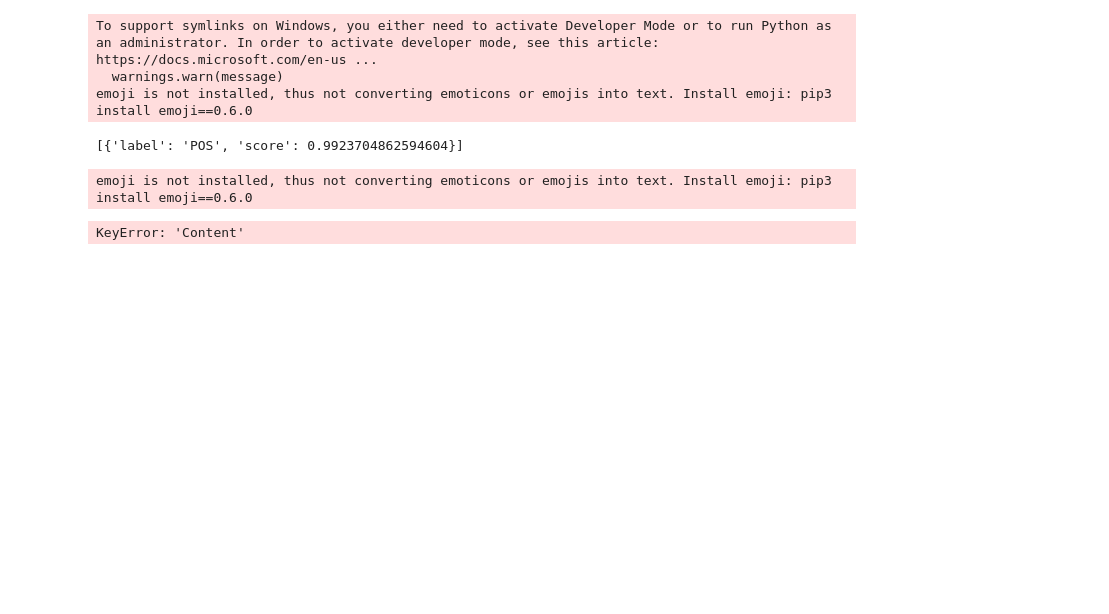
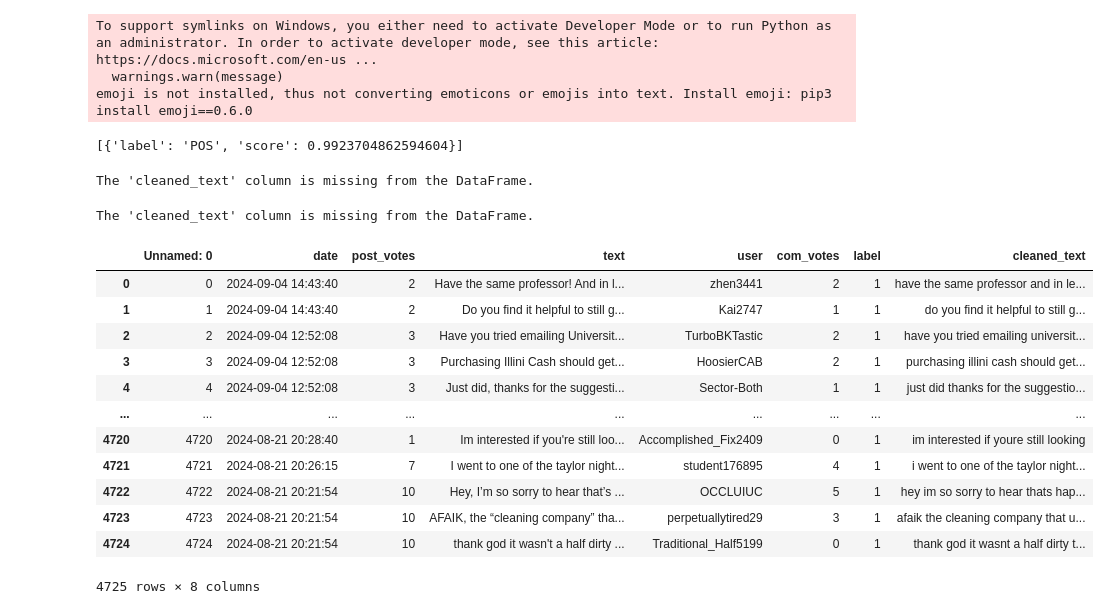
Before and after one commit to MattV15/project3-embeddings, a Jupyter notebook: Project 3 MVD.ipynb, the cells around one changed output. Drawn from its saved outputs; the diff is of its cells as text; code cells hidden in the pictures; blank space fills up the shorter version.

```diff
--- a/Project 3 MVD.ipynb
+++ b/Project 3 MVD.ipynb
@@ -370,11 +370,3 @@ pipe("I love this class")
 import pandas as pd
 # %%
 uiuc=pd.read_csv("uiuc.csv").head(100)
-# %%
-sentiment_model = pipeline(model="finiteautomata/bertweet-base-sentiment-analysis")
-# %% [output]
-emoji is not installed, thus not converting emoticons or emojis into text. Install emoji: pip3 install emoji==0.6.0
-# %%
-sentiment_model(uiuc["Content"][0])
-# %% [output]
-KeyError: 'Content'
@@ -380,0 +375,72 @@ KeyError: 'Content'
+# %%
+import pandas as pd
+from transformers import pipeline
+from collections import Counter
+
+# Load your UIUC DataFrame
+uiuc = pd.read_csv('uiuc.csv')  # Update the path to your CSV file
+
+# Check if the 'cleaned_text' column exists and has no missing values
+if 'cleaned_text' in uiuc.columns:
+    uiuc = uiuc.dropna(subset=['cleaned_text'])  # Drop rows with missing cleaned text
+
+    # Initialize the sentiment analysis pipeline
+    sentiment_pipe = pipeline("text-classification", model="finiteautomata/bertweet-base-sentiment-analysis")
+
+    # Predict sentiment for all posts based on cleaned text
+    uiuc['predicted_sentiment'] = uiuc['cleaned_text'].apply(lambda x: sentiment_pipe(x)[0]['label'])
+
+    # Count the occurrences of each sentiment label
+    sentiment_counts = Counter(uiuc['predicted_sentiment'])
+
+    # Report the most common sentiment label
+    most_common_sentiment = sentiment_counts.most_common(1)
+    print(f"The most common sentiment label is: {most_common_sentiment[0][0]} with {most_common_sentiment[0][1]} occurrences.")
+else:
+    print("The 'cleaned_text' column is missing from the DataFrame.")
+# %% [output]
+The 'cleaned_text' column is missing from the DataFrame.
+# %%
+import pandas as pd
+from transformers import pipeline
+from collections import Counter
+
+# Load your UIUC DataFrame
+uiuc = pd.read_csv('uiuc.csv')  # Update the path to your CSV file
+
+# Check if the 'cleaned_text' column exists and has no missing values
+if 'cleaned_text' in uiuc.columns:
+    uiuc = uiuc.dropna(subset=['cleaned_text'])  # Drop rows with missing cleaned text
+
+    # Initialize the sentiment analysis pipeline
+    sentiment_pipe = pipeline("text-classification", model="finiteautomata/bertweet-base-sentiment-analysis")
+
+    # Predict sentiment for all posts based on cleaned text
+    uiuc['predicted_sentiment'] = uiuc['cleaned_text'].apply(lambda x: sentiment_pipe(x)[0]['label'])
+
+    # Look at ten sample cleaned posts and their labels
+    sample_posts = uiuc.sample(n=10, random_state=42)  # Randomly sample 10 posts
+    print(sample_posts[['cleaned_text', 'predicted_sentiment']])  # Display the cleaned text and predicted sentiment
+
+    # Alternatively, you can look at the first 10 posts
+    # print(uiuc.head(10)[['cleaned_text', 'predicted_sentiment']])
+else:
+    print("The 'cleaned_text' column is missing from the DataFrame.")
+# %% [output]
+The 'cleaned_text' column is missing from the DataFrame.
+# %%
+uiuc
+# %% [output]
+|  | Unnamed: 0 | date | post_votes | text | user | com_votes | label | cleaned_text |
+| 0 | 0 | 2024-09-04 14:43:40 | 2 | Have the same professor! And in l... | zhen3441 | 2 | 1 | have the same professor and in le... |
+| 1 | 1 | 2024-09-04 14:43:40 | 2 | Do you find it helpful to still g... | Kai2747 | 1 | 1 | do you find it helpful to still g... |
+| 2 | 2 | 2024-09-04 12:52:08 | 3 | Have you tried emailing Universit... | TurboBKTastic | 2 | 1 | have you tried emailing universit... |
+| 3 | 3 | 2024-09-04 12:52:08 | 3 | Purchasing Illini Cash should get... | HoosierCAB | 2 | 1 | purchasing illini cash should get... |
+| 4 | 4 | 2024-09-04 12:52:08 | 3 | Just did, thanks for the suggesti... | Sector-Both | 1 | 1 | just did thanks for the suggestio... |
+| ... | ... | ... | ... | ... | ... | ... | ... | ... |
+| 4720 | 4720 | 2024-08-21 20:28:40 | 1 | Im interested if you're still loo... | Accomplished_Fix2409 | 0 | 1 | im interested if youre still looking |
+| 4721 | 4721 | 2024-08-21 20:26:15 | 7 | I went to one of the taylor night... | student176895 | 4 | 1 | i went to one of the taylor night... |
+| 4722 | 4722 | 2024-08-21 20:21:54 | 10 | Hey, I’m so sorry to hear that’s ... | OCCLUIUC | 5 | 1 | hey im so sorry to hear thats hap... |
+| 4723 | 4723 | 2024-08-21 20:21:54 | 10 | AFAIK, the “cleaning company” tha... | perpetuallytired29 | 3 | 1 | afaik the cleaning company that u... |
+| 4724 | 4724 | 2024-08-21 20:21:54 | 10 | thank god it wasn't a half dirty ... | Traditional_Half5199 | 0 | 1 | thank god it wasnt a half dirty t... |
+4725 rows × 8 columns
```
Also changed, not shown: parts of 2 cells of this notebook.
